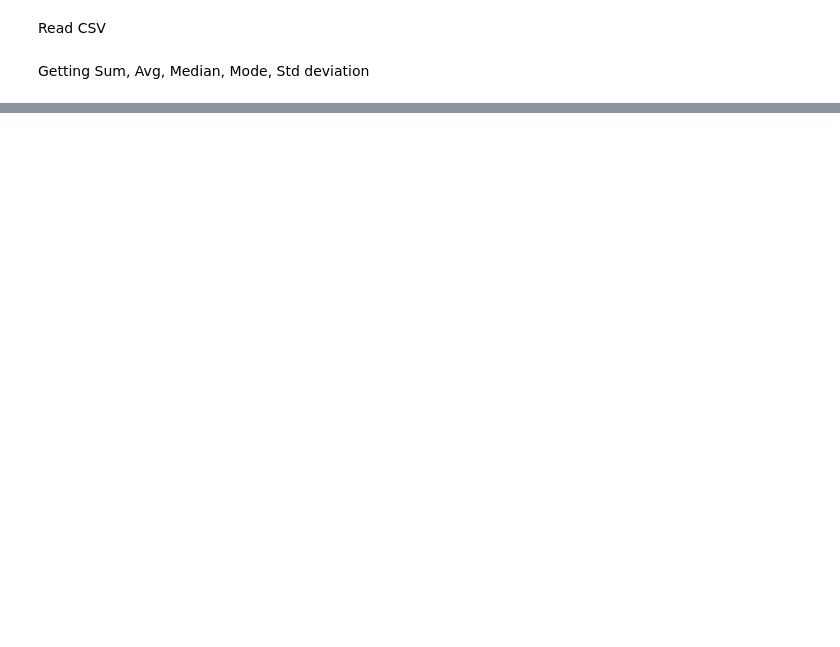
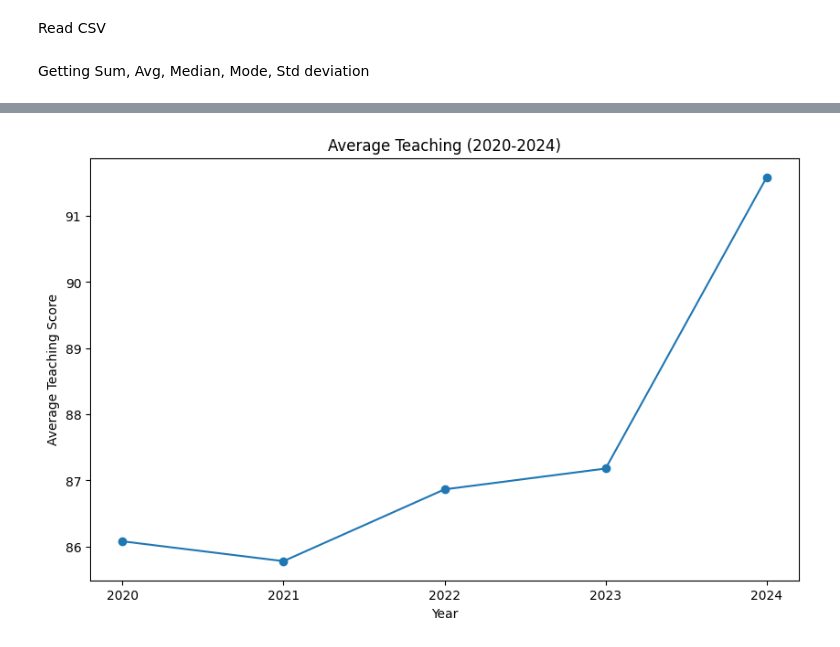
Before and after one commit to jellocode/TimesHigherRanking2024, a Jupyter notebook: notebooks/tables-2024.ipynb, the cells around one changed output, grey strips where cells are left out. Cells and saved outputs as stored; diff of their text form; code cells hidden in the pictures; blank space fills up the shorter version.

Commit message:
created graphs and deleted unecessary data

```diff
--- a/notebooks/tables-2024.ipynb
+++ b/notebooks/tables-2024.ipynb
@@ -54,0 +81,29 @@ top_df2
+# %%
+import pandas as pd
+import matplotlib.pyplot as plt
+
+# Sample data (replace with your actual CSV data)
+data = pd.read_csv(r"clean-v1.csv")
+
+df = pd.DataFrame(data)
+
+# Calculate average teaching score for each year
+average_teaching_score_per_year = df.groupby('year')['scores_teaching'].mean()
+
+# Extract years and average teaching scores
+years = average_teaching_score_per_year.index.to_numpy()
+average_teaching_scores = average_teaching_score_per_year.to_numpy()
+
+# Create the line graph
+plt.figure(figsize=(10, 6))
+plt.plot(years, average_teaching_scores, marker='o', linestyle='-')
+plt.xlabel('Year')
+plt.ylabel('Average Teaching Score')
+plt.title('Average Teaching (2020-2024)')
+
+# Ensure x-axis labels only show integer years
+plt.xticks(years)
+
+plt.show()
+# %% [output]
+[figure, added]
```
Also changed, not shown: parts of 4 cells of this notebook, 17 other files.
